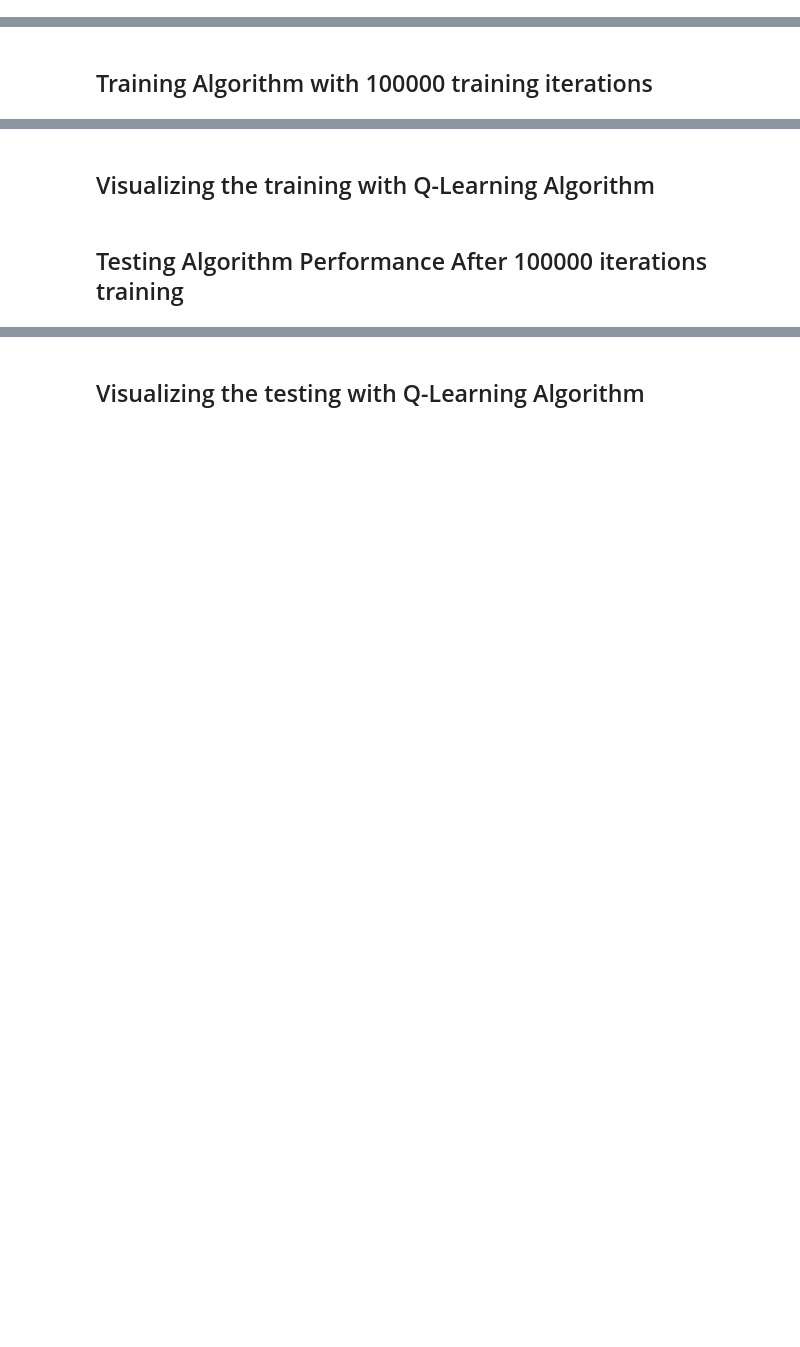
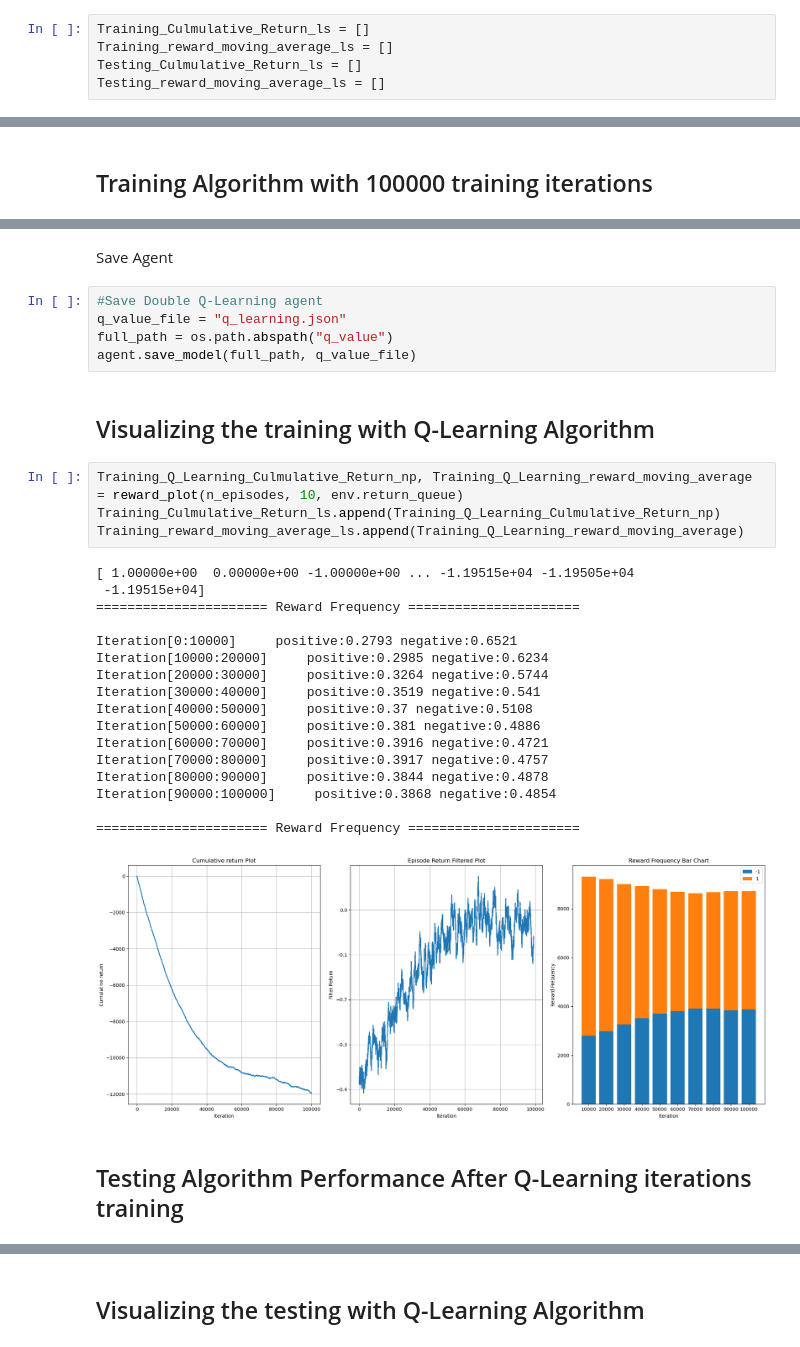
Before and after one commit to tuchapong1234/HW2-Reinforcement-Learning-on-Discrete-state-Game, a Jupyter notebook: blackjack_tutorial.ipynb, the cells around one changed output, grey strips where cells are left out. Cells and saved outputs as stored; diff of their text form; blank space fills up the shorter version.

Commit message:
Update Readme & Graph

```diff
--- a/blackjack_tutorial.ipynb
+++ b/blackjack_tutorial.ipynb
@@ -55,6 +56,11 @@ from visualize import reward_plot, training_plot, create_grids, create_plots
 # Other versions of the game can be found below for you to experiment.
 
 env = gym.make("Blackjack-v1", sab=False, natural=True)
+# %%
+Training_Culmulative_Return_ls = []
+Training_reward_moving_average_ls = []
+Testing_Culmulative_Return_ls = []
+Testing_reward_moving_average_ls = []
 # %% [markdown]
 .. code:: py
 
@@ -186,4 +462,33 @@ the n_episodes by 10x and lower the learning_rate (e.g. to 0.001).
+# %% [markdown]
+Save Agent
+# %%
+#Save Double Q-Learning agent
+q_value_file = "q_learning.json"
+full_path = os.path.abspath("q_value")
+agent.save_model(full_path, q_value_file)
 # %% [markdown]
 ## Visualizing the training with Q-Learning Algorithm
+# %%
+Training_Q_Learning_Culmulative_Return_np, Training_Q_Learning_reward_moving_average = reward_plot(n_episodes, 10, env.return_queue)
+Training_Culmulative_Return_ls.append(Training_Q_Learning_Culmulative_Return_np)
+Training_reward_moving_average_ls.append(Training_Q_Learning_reward_moving_average)
+# %% [output]
+[ 1.00000e+00  0.00000e+00 -1.00000e+00 ... -1.19515e+04 -1.19505e+04
+ -1.19515e+04]
+====================== Reward Frequency ======================
+
+Iteration[0:10000]     positive:0.2793 negative:0.6521
+Iteration[10000:20000]     positive:0.2985 negative:0.6234
+Iteration[20000:30000]     positive:0.3264 negative:0.5744
+Iteration[30000:40000]     positive:0.3519 negative:0.541
+Iteration[40000:50000]     positive:0.37 negative:0.5108
+Iteration[50000:60000]     positive:0.381 negative:0.4886
+Iteration[60000:70000]     positive:0.3916 negative:0.4721
+Iteration[70000:80000]     positive:0.3917 negative:0.4757
+Iteration[80000:90000]     positive:0.3844 negative:0.4878
+Iteration[90000:100000]     positive:0.3868 negative:0.4854
+
+====================== Reward Frequency ======================
+[figure, added]
 # %% [markdown]
-## Testing Algorithm Performance After 100000 iterations training
+## Testing Algorithm Performance After Q-Learning iterations training
```
Also changed, not shown: parts of 52 cells of this notebook, 4 other files.
